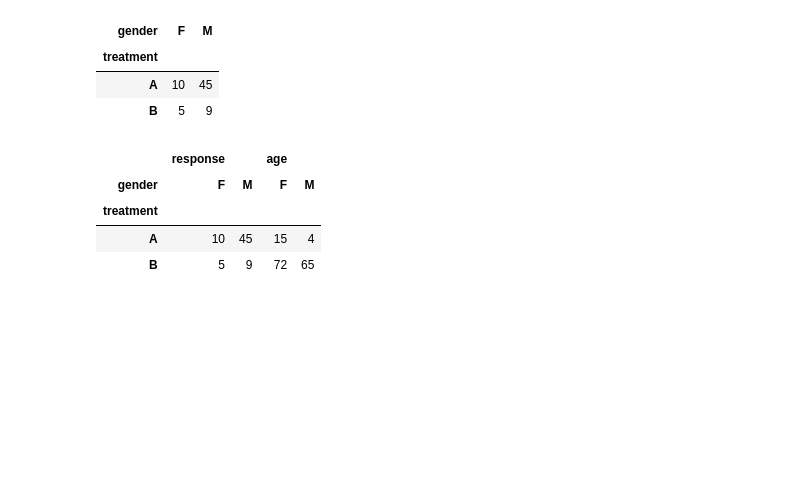
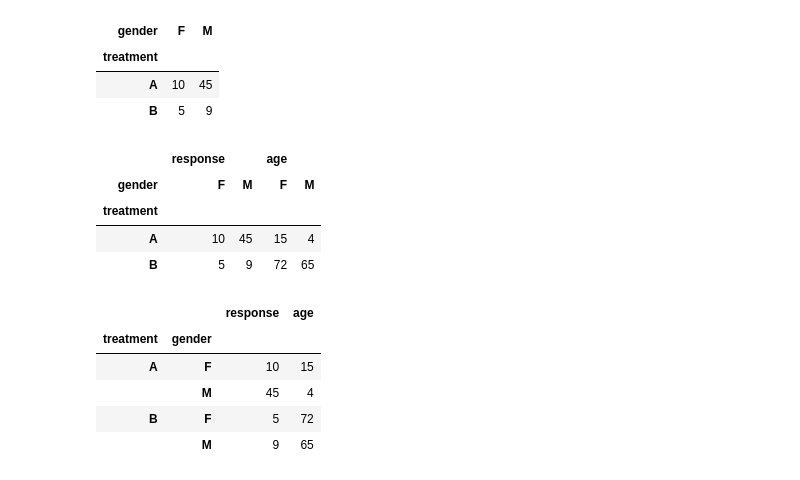
Before and after one commit to karannaik/Data-Science, a Jupyter notebook: Pokemon Weedles cave/Untitled.ipynb, the cells around one changed output. Saved outputs shown, nothing was run; the diff lists cells and outputs as text; code cells hidden in the pictures; blank space fills up the shorter version.

```diff
--- a/Pokemon Weedles cave/Untitled.ipynb
+++ b/Pokemon Weedles cave/Untitled.ipynb
@@ -1337,0 +1343,10 @@ df.pivot(index = "treatment", columns = "gender", values = ["response", "age"])
+# %%
+df1 = df.set_index(['treatment', 'gender'])
+df1.head()
+# %% [output]
+|  |  | response | age |
+| treatment | gender |  |  |
+| A | F | 10 | 15 |
+|  | M | 45 | 4 |
+| B | F | 5 | 72 |
+|  | M | 9 | 65 |
```
Also changed, not shown: parts of 11 cells of this notebook.
